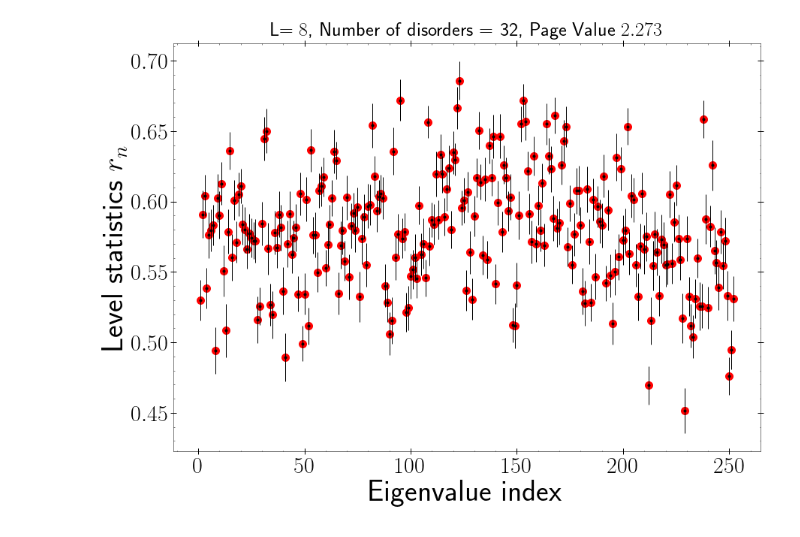
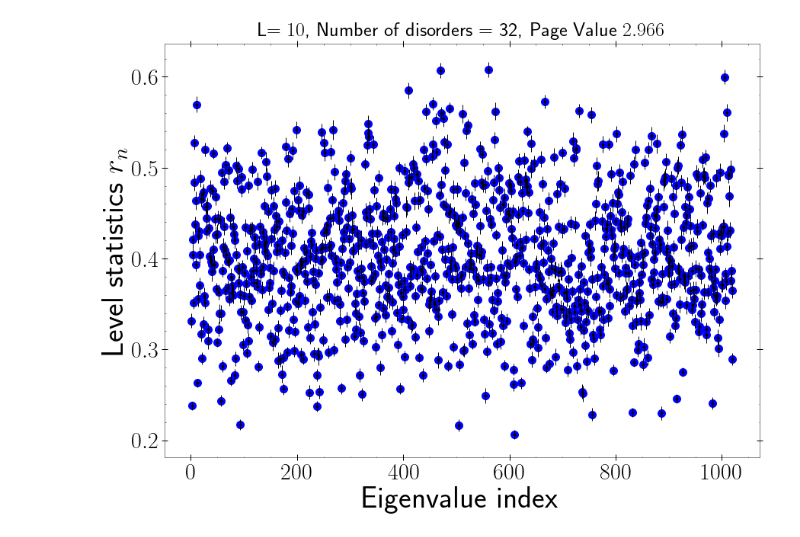
Before and after one commit to psasanka1729/data_analysis, a Jupyter notebook: level_statistics/plot_level_stat.ipynb, the cells around one changed output. Drawn from its saved outputs; the diff is of its cells as text; code cells hidden in the pictures.

```diff
--- a/level_statistics/plot_level_stat.ipynb
+++ b/level_statistics/plot_level_stat.ipynb
@@ -6,44 +6,44 @@ from math import*
 from numpy import linalg as LA
 #L = 4
 #SEED = 2022
-i,r_avg,r_std = np.loadtxt('8_3000_3031_level_stat_plot_data.txt', dtype="complex",delimiter = '\t',unpack=True)
+i,r_avg,r_std = np.loadtxt('10_1800_1816_level_stat_plot_data.txt', dtype="complex",delimiter = '\t',unpack=True)
 i = i.real
 r_avg = r_avg.real
 r_std = r_std.real
 # %%
 import os
 os.environ["PATH"] += os.pathsep + '/Library/TeX/texbin'
-L = 8
-SEED = 23
+L = 10
+SEED = 16
 
 Page_value = str(np.around((L/2)*np.log(2)-0.5,3))
 
 with plt.style.context(['science', 'scatter']):
     fig, ax = plt.subplots(figsize=(14, 10))
     #plt.plot(delta,exact,'b--')
-    plt.scatter(i, r_avg, s=100,marker = 'o',c = 'r')
+    plt.scatter(i, r_avg, s=100,marker = 'o',c = 'b')
     plt.errorbar(i, r_avg, r_std, linestyle='None', marker='o',c='k')
     #plt.scatter(delta, effective, s=20, marker = '+',c = 'red',label=r'$E_{\rm eff}$')
 
     #lgd = r"L$=12$"
     #ax.legend(title=lgd, loc=4, ncol=1)
     ax.set_title(r"L$="+str(L)+"$, Number of  disorders = 32, Page Value $"+str(Page_value)
                  +"$",size=26, pad=10)
     xlbl = r"Eigenvalue index $ $"
     ylbl = r"Level statistics $r_{n}$"
     ax.set_xlabel(xlbl,size = 40)
     ax.set_ylabel(ylbl,size = 40)
     #ax.set_xlim([0, 0.2])
     #ax.set_ylim([0, 1])
     #ax = f.gca()
     ax.tick_params(axis="x", direction="inout", length=8, width=1, color="k")
     ax.tick_params(axis="y", direction="inout", length=8, width=1, color="k")
     plt.xticks(fontsize=30, rotation=0)
     plt.yticks(fontsize=30, rotation=0)
     #plt.legend(loc='best',fontsize= 35)
     #fig.savefig('figures/fig3.pdf')
     #fig.savefig('8_3000_3031_level_stat_'+str(L)+'_'+str(32)+'.jpg', dpi=600)
 # %% [output]
-[figure, old version]
+[figure, new version]
 # %%
 #plt.scatter(w, G_quasi, s=1, marker='^', c='red')
```
Also changed, not shown: 2 other files.
